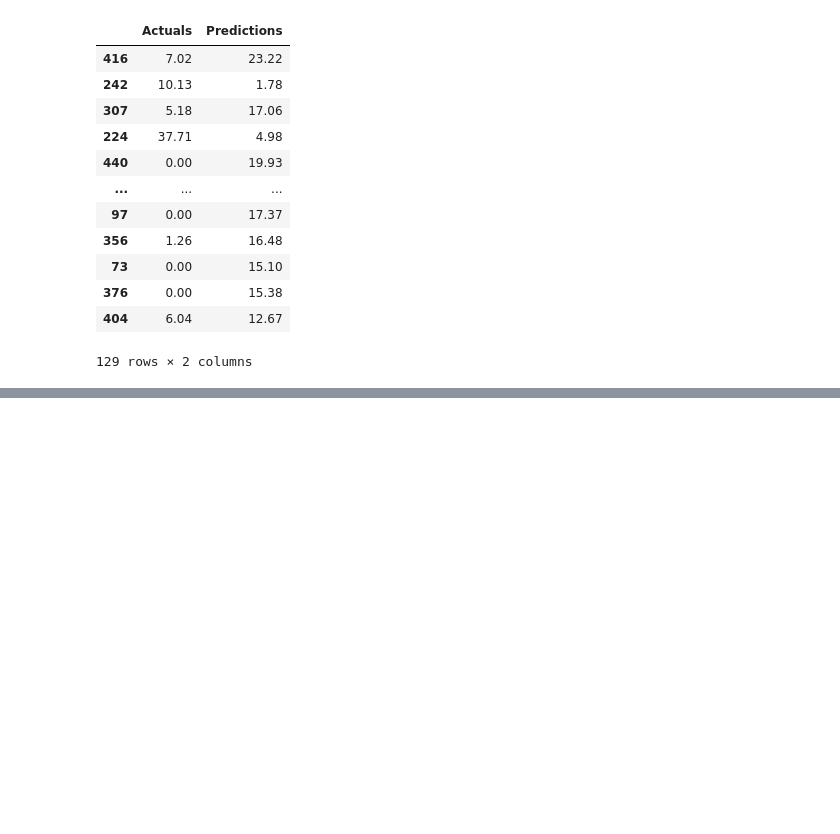
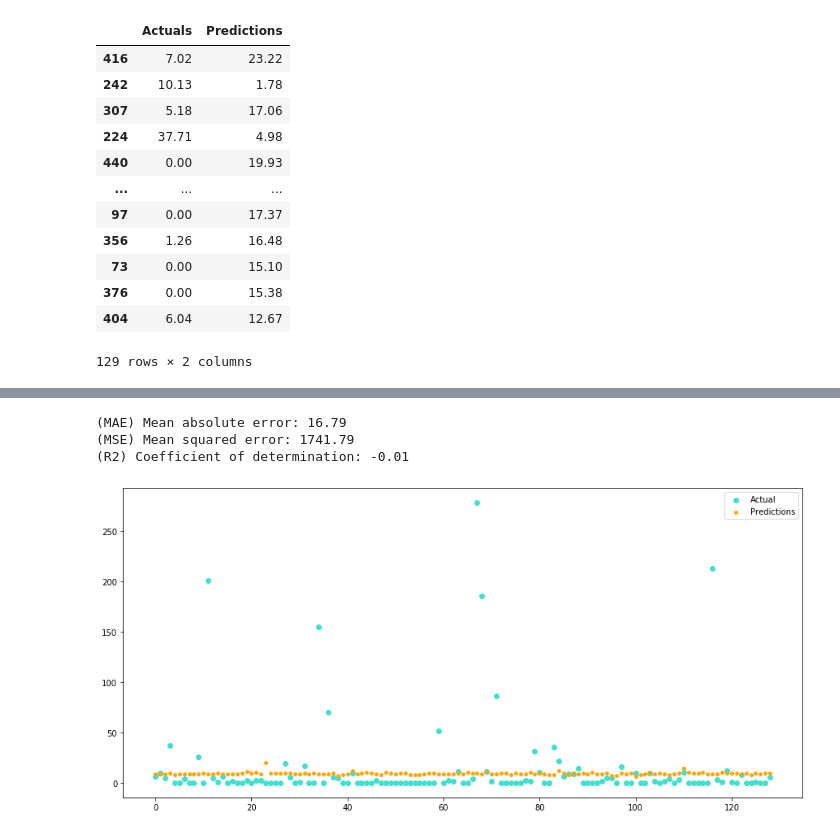
Before and after one commit to leanguardia/msc-project-pipelines, a Jupyter notebook: Reg - Fire Forests.ipynb, the cells around one changed output, grey strips where cells are left out. Saved outputs shown, nothing was run; the diff lists cells and outputs as text; code cells hidden in the pictures; blank space fills up the shorter version.

```diff
--- a/Reg - Fire Forests.ipynb
+++ b/Reg - Fire Forests.ipynb
@@ -196,9 +196,14 @@ pd.DataFrame({'Actuals': y_test, 'Predictions': y_pred})
 | 404 | 6.04 | 12.67 |
 129 rows × 2 columns
 # %%
-x_ticks = range(y_test.shape[0])
-fig, ax = plt.subplots(figsize=(15,7))
-ax.scatter(x_ticks, y_test, label='Actual', c='turquoise')
-ax.scatter(x_ticks, y_pred, label='Predictions', s=15, c='orange');
-ax.legend()
+def evaluate(y_test, y_pred):
+    print('(MAE) Mean absolute error: %.2f' % mean_absolute_error(y_test, y_pred))
+    print('(MSE) Mean squared error: %.2f' % mean_squared_error(y_test, y_pred))
+    print('(R2) Coefficient of determination: %.2f' % r2_score(y_test, y_pred))
+    x_ticks = range(y_test.shape[0])
+    fig, ax = plt.subplots(figsize=(15,7))
+    ax.scatter(x_ticks, y_test, label='Actual', c='turquoise')
+    ax.scatter(x_ticks, y_pred, label='Predictions', s=15, c='orange');
+    ax.legend()
+evaluate(y_test, y_pred)
 # %% [output]
@@ -214,0 +216,12 @@ print('(R2) Coefficient of determination: %.2f' % r2_score(y_test, y_pred))
+# %%
+from sklearn.preprocessing import StandardScaler
+xscaler = StandardScaler(); x_test_scaler = StandardScaler()
+yscaler = StandardScaler(); y_test_scaler = StandardScaler()
+X_train_sc = xscaler.fit_transform(X_train)
+y_train_sc = yscaler.fit_transform(y_train.values.reshape(-1,1))
+X_test_sc = x_test_scaler.fit_transform(X_test)
+y_test_sc = y_test_scaler.fit_transform(y_test.values.reshape(-1,1))
+# %%
+from sklearn.svm import SVR
+svr = SVR(kernel='rbf')
+svr.fit(X_train_sc, y_train_sc.ravel())
@@ -214,0 +231,4 @@ print('(R2) Coefficient of determination: %.2f' % r2_score(y_test, y_pred))
+# %%
+y_preds_sc = svr.predict(X_test_sc)
+y_preds = y_test_scaler.inverse_transform(y_preds_sc)
+y_preds
@@ -214,0 +253,7 @@ print('(R2) Coefficient of determination: %.2f' % r2_score(y_test, y_pred))
+# %%
+evaluate(y_test, y_preds)
+# %% [output]
+(MAE) Mean absolute error: 16.79
+(MSE) Mean squared error: 1741.79
+(R2) Coefficient of determination: -0.01
+[figure, added]
```
Also changed, not shown: parts of 5 cells of this notebook.
